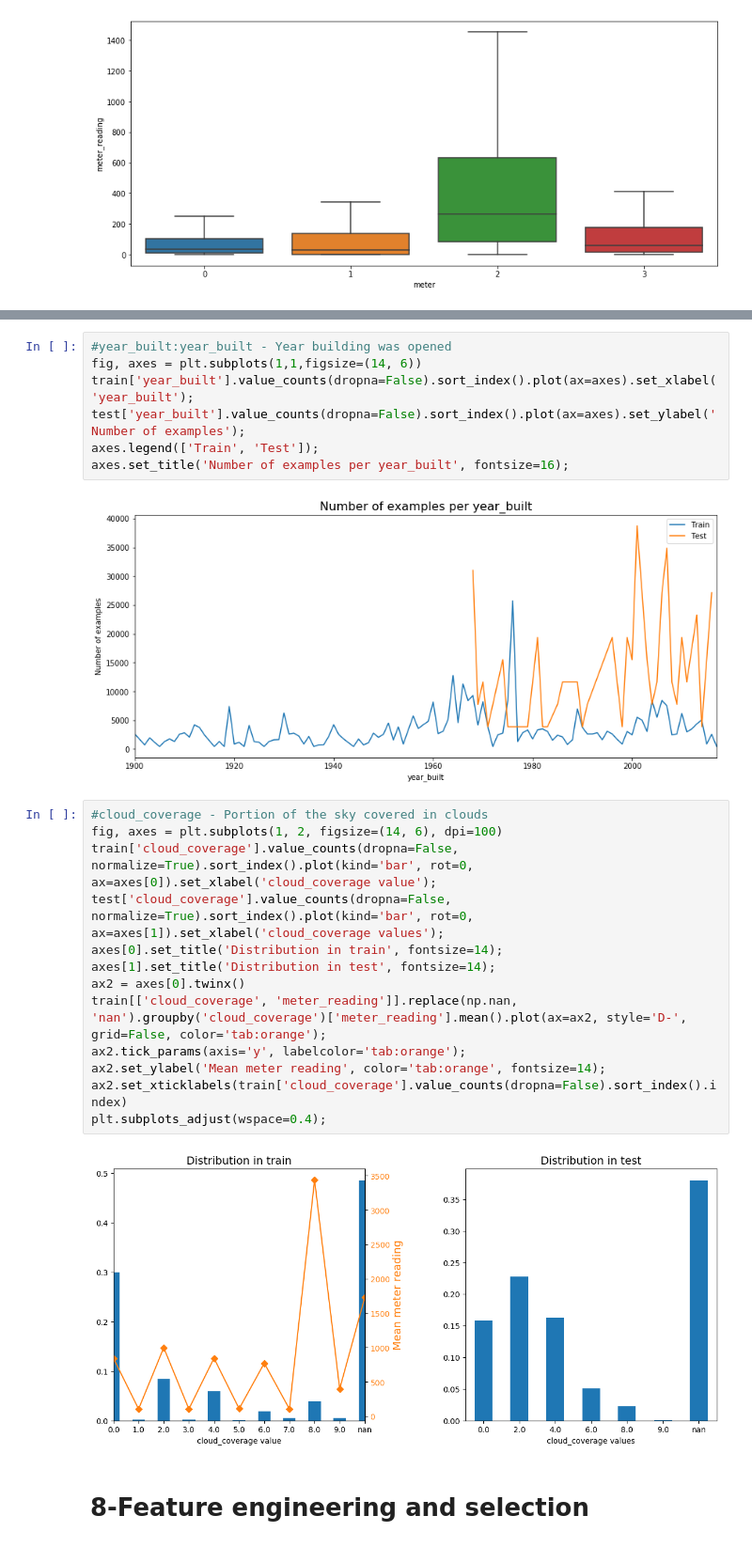
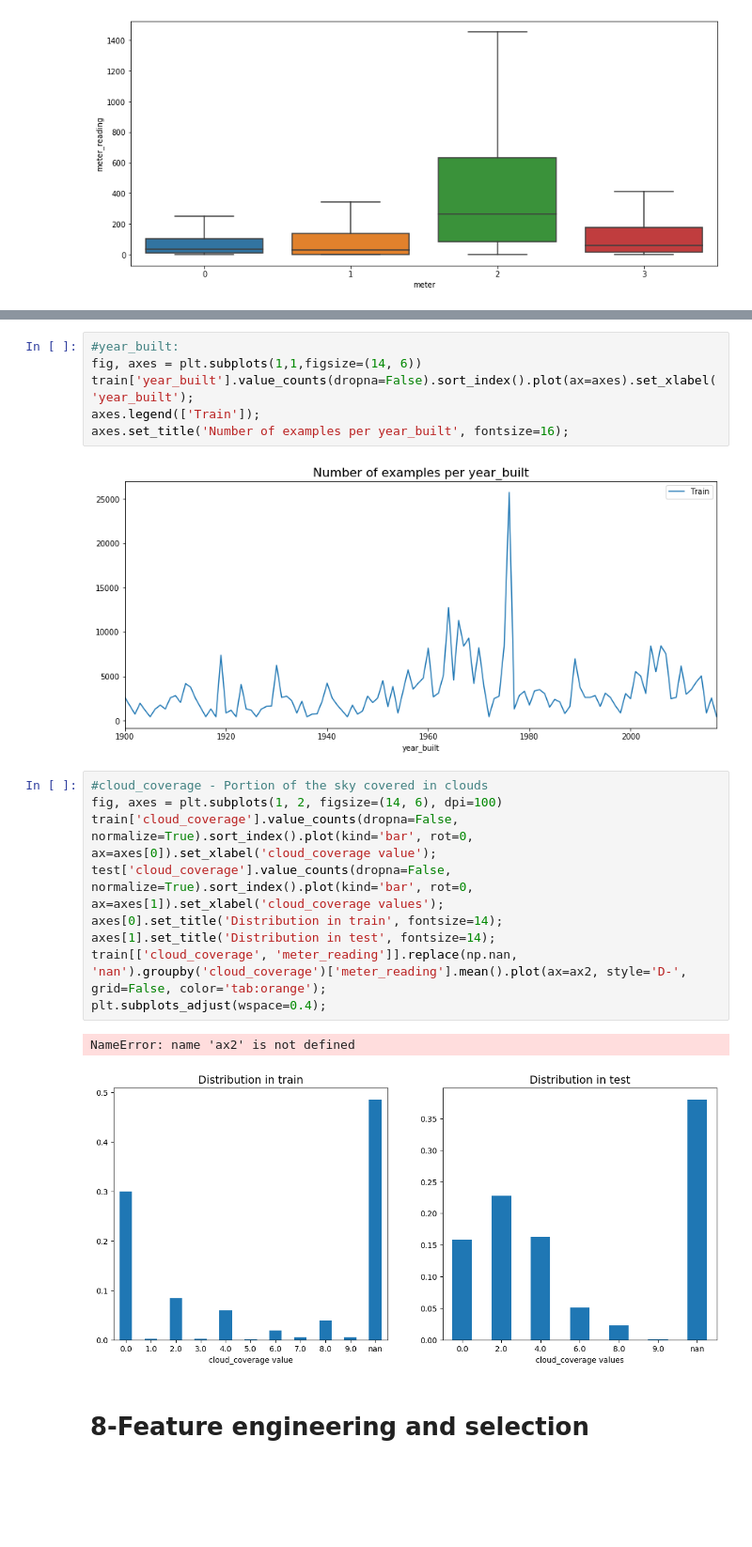
Before and after one commit to souhaoz/ASHRAE---Great-Energy-Predictor-III-, a Jupyter notebook: DL.ipynb, the cells around one changed output, grey strips where cells are left out. Shown at 94% size. Saved outputs shown, nothing was run; the diff lists cells and outputs as text; blank space fills up the shorter version.

```diff
--- a/DL.ipynb
+++ b/DL.ipynb
@@ -376,27 +384,23 @@ axes2.legend(loc=5, facecolor='white');
 # %%
-#year_built:year_built - Year building was opened
+#year_built:
 fig, axes = plt.subplots(1,1,figsize=(14, 6))
 train['year_built'].value_counts(dropna=False).sort_index().plot(ax=axes).set_xlabel('year_built');
-test['year_built'].value_counts(dropna=False).sort_index().plot(ax=axes).set_ylabel('Number of examples');
-axes.legend(['Train', 'Test']);
+axes.legend(['Train']);
 axes.set_title('Number of examples per year_built', fontsize=16);
 # %% [output]
-[figure, old version]
+[figure, new version]
 # %%
 #cloud_coverage - Portion of the sky covered in clouds
 fig, axes = plt.subplots(1, 2, figsize=(14, 6), dpi=100)
 train['cloud_coverage'].value_counts(dropna=False, normalize=True).sort_index().plot(kind='bar', rot=0, ax=axes[0]).set_xlabel('cloud_coverage value');
 test['cloud_coverage'].value_counts(dropna=False, normalize=True).sort_index().plot(kind='bar', rot=0, ax=axes[1]).set_xlabel('cloud_coverage values');
 axes[0].set_title('Distribution in train', fontsize=14);
 axes[1].set_title('Distribution in test', fontsize=14);
-ax2 = axes[0].twinx()
 train[['cloud_coverage', 'meter_reading']].replace(np.nan, 'nan').groupby('cloud_coverage')['meter_reading'].mean().plot(ax=ax2, style='D-', grid=False, color='tab:orange');
-ax2.tick_params(axis='y', labelcolor='tab:orange');
-ax2.set_ylabel('Mean meter reading', color='tab:orange', fontsize=14);
-ax2.set_xticklabels(train['cloud_coverage'].value_counts(dropna=False).sort_index().index)
 plt.subplots_adjust(wspace=0.4);
 # %% [output]
+NameError: name 'ax2' is not defined
-[figure, old version]
+[figure, new version]
 # %% [markdown]
 # 8-Feature engineering and selection
 # %%
```
Also changed, not shown: parts of 13 cells of this notebook.
